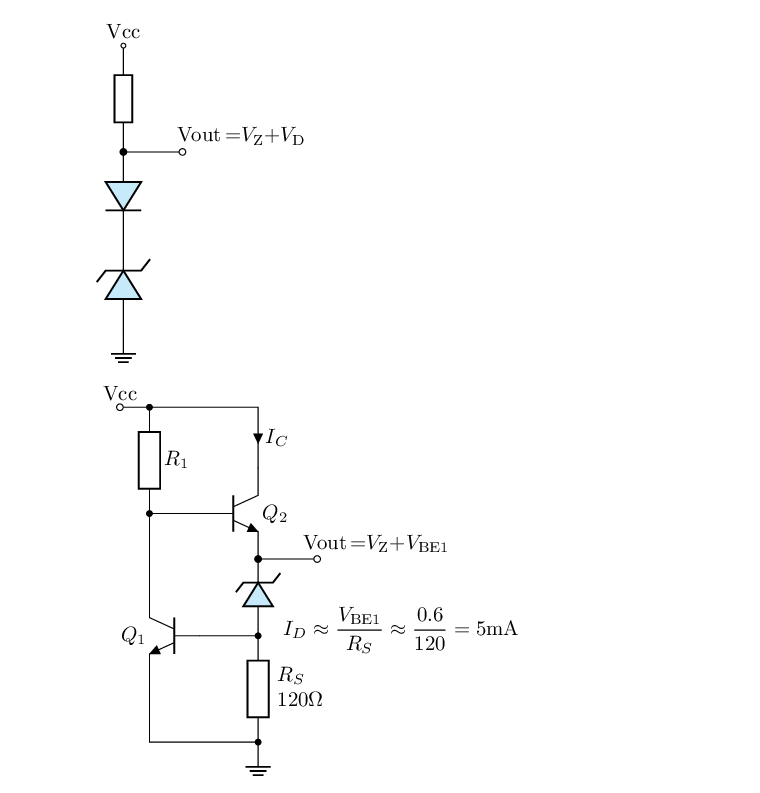
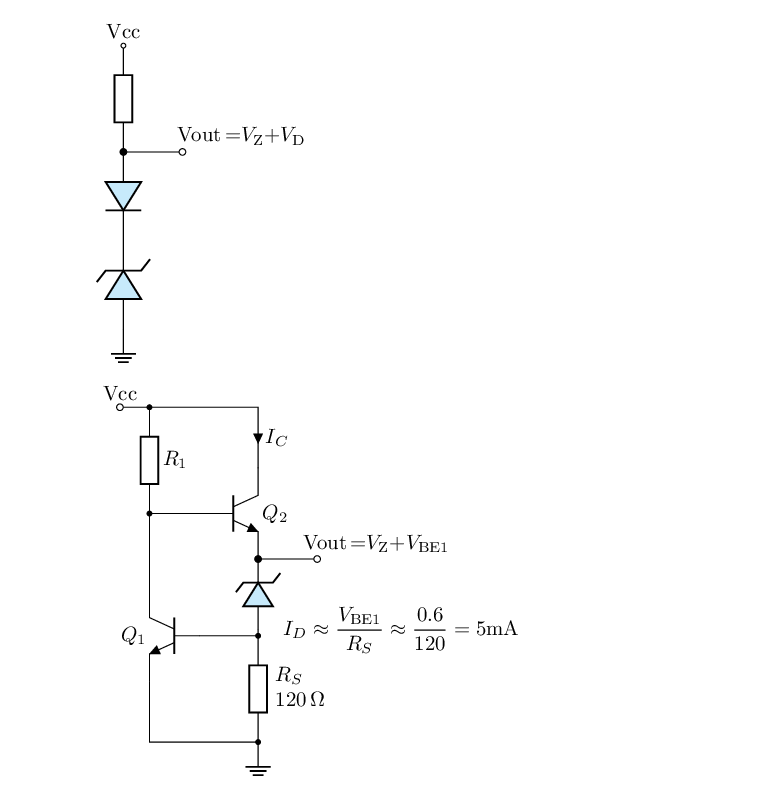
Before and after one commit to chenshuo/nuedc, a Jupyter notebook: docs/diode.ipynb, the cells around one changed output. Saved outputs shown, nothing was run; the diff lists cells and outputs as text; code cells hidden in the pictures.

```diff
--- a/docs/diode.ipynb
+++ b/docs/diode.ipynb
@@ -238,22 +305,22 @@ to [short, -o] ++(0, -0.3)  node [left] {A};
 # %%
 %%tikz -ct -p amsmath
 
 \newcommand{\uv}[1]{\ensuremath{V_\mathrm{#1}}}
 \ctikzset{diodes/fill=cyan!20, transistors/arrow pos=end, transistors/fill=cyan!20, european resistors}
 \draw (0, 0) node [above] {Vcc}
     to [short, o-] ++(0.5, 0) coordinate(A)
-    to [R, *-*, l={$R_1$}, bipoles/length=1.2cm] ++(0, -1.8) coordinate (B)
+    to [R, *-*, l={$R_1$}, bipoles/length=1.0cm] ++(0, -1.8) coordinate (B)
     to [short] ++(1.0, 0)
     node [npn, anchor=B] (Q1) {$Q_2$};
 \draw (A) to [short] (A-|Q1.C) to [short,i={$I_C$}] (Q1.C);
 \draw (Q1.E) to [short, *-o] ++(1, 0) ++(1,0) node [above] {Vout\,=\uv{Z}+\uv{BE1}};
 \draw (Q1.E)
     to [zzD, invert, mirror, bipoles/length=1cm] ++(0, -1.2) coordinate (D);
 \draw (B) to [short] ++(0, -1.3) node[npn, anchor=C, xscale=-1] (Q2) {};
 \draw (Q2) node[left=-2pt] {$Q_1$};
 \draw (Q2.B) -| (D);
-\draw (Q2.B -| Q1.E) to [R, l2={$R_S$ and $120\Omega$}, *-*, bipoles/length=1.2cm] ++(0, -1.8) coordinate(G) node[ground]{};
+\draw (Q2.B -| Q1.E) to [R, l2={$R_S$ and $120\,\Omega$}, *-*, bipoles/length=1.0cm] ++(0, -1.8) coordinate(G) node[ground]{};
 \draw (Q2.E) |- (G);
 \draw (D)++(0.3, 0) node [right] {$I_D \approx\dfrac{\uv{BE1}}{R_S}\approx \dfrac{0.6}{120}=5$mA};
 # %% [output]
-[figure, old version]
+[figure, new version]
```
Also changed, not shown: parts of 20 cells of this notebook, 1 other file.
